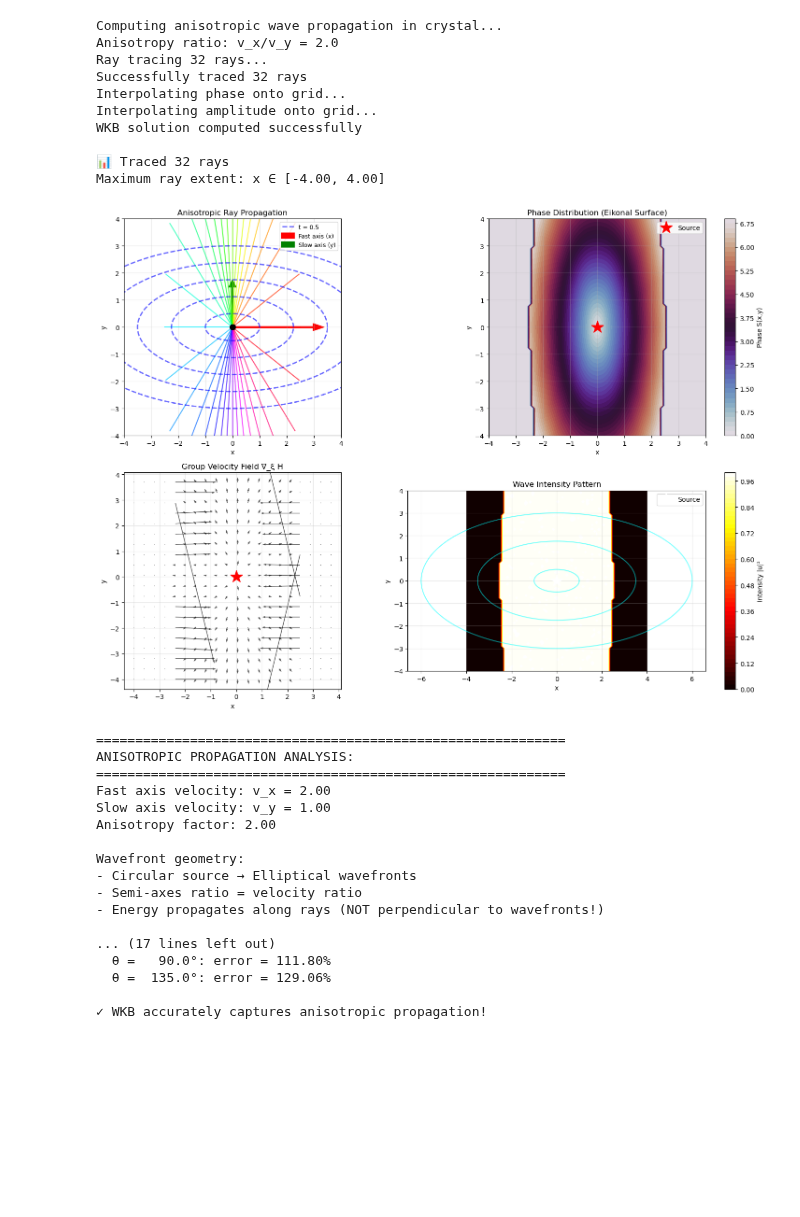
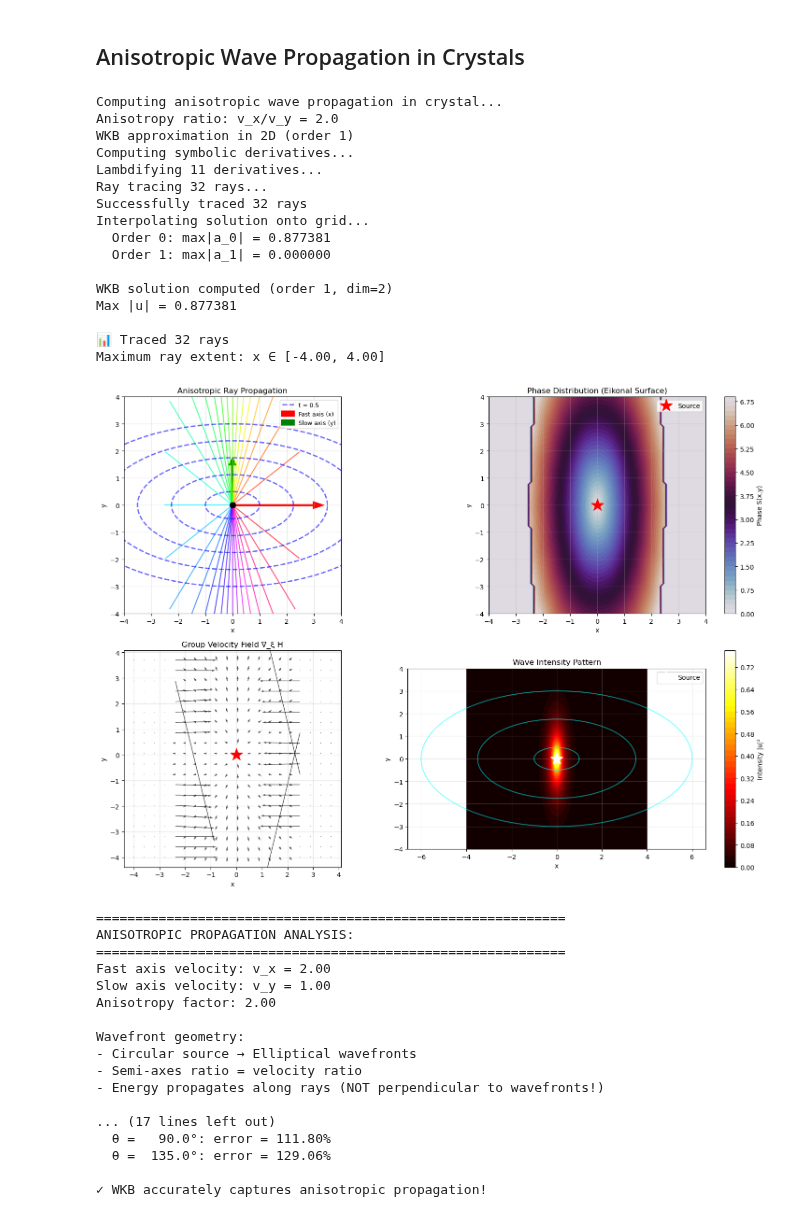
Before and after one commit to phbillet/psipy, a Jupyter notebook: notebooks/microlocal_2d.ipynb, the cells around one changed output. Cells and saved outputs as stored; diff of their text form; code cells hidden in the pictures; blank space fills up the shorter version.

```diff
--- a/notebooks/microlocal_2d.ipynb
+++ b/notebooks/microlocal_2d.ipynb
@@ -390,3 +105,5 @@ Applications:
+# %% [markdown]
+## Anisotropic Wave Propagation in Crystals
 # %%
 """
 Example 3: Anisotropic Wave Propagation in Crystals
@@ -404,12 +121,6 @@ Physical setup:
 - Demonstrates optical axis and double refraction
 """
 
-import numpy as np
-import matplotlib.pyplot as plt
-from sympy import symbols, sqrt
-from microlocal_2d import (
-    wkb_multidim, create_initial_data_point_source
-)
 
 # Define anisotropic dispersion relation
 x, y, xi, eta = symbols('x y xi eta', real=True)
@@ -588,37 +299,43 @@ for angle in angles_check:
     for ray in wkb['rays']:
         ray_angle = np.arctan2(ray['y'][0] - 0, ray['x'][0] - 0)
         ray_angles.append(ray_angle)
 
     idx = np.argmin(np.abs(np.array(ray_angles) - angle))
     ray = wkb['rays'][idx]
 
     # Get final position
     x_final = ray['x'][-1]
     y_final = ray['y'][-1]
 
     # Theoretical position on ellipse at same angle
     # Ray direction in anisotropic medium
     x_theory = v_x * np.cos(angle) * ray['t'][-1]
     y_theory = v_y * np.sin(angle) * ray['t'][-1]
 
     error_pct = np.sqrt((x_final-x_theory)**2 + (y_final-y_theory)**2) / \
                 np.sqrt(x_theory**2 + y_theory**2) * 100
 
     print(f"  θ = {np.degrees(angle):6.1f}°: error = {error_pct:.2f}%")
 
 print("\n✓ WKB accurately captures anisotropic propagation!")
 # %% [output]
 Computing anisotropic wave propagation in crystal...
 Anisotropy ratio: v_x/v_y = 2.0
+WKB approximation in 2D (order 1)
+Computing symbolic derivatives...
+Lambdifying 11 derivatives...
 Ray tracing 32 rays...
 Successfully traced 32 rays
-Interpolating phase onto grid...
-Interpolating amplitude onto grid...
-WKB solution computed successfully
+Interpolating solution onto grid...
+  Order 0: max|a_0| = 0.877381
+  Order 1: max|a_1| = 0.000000
+
+WKB solution computed (order 1, dim=2)
+Max |u| = 0.877381
 
 📊 Traced 32 rays
 Maximum ray extent: x ∈ [-4.00, 4.00]
-[figure, old version]
+[figure, new version]
 ============================================================
 ANISOTROPIC PROPAGATION ANALYSIS:
 ============================================================
```
Also changed, not shown: parts of 16 cells of this notebook, 8 other files.
